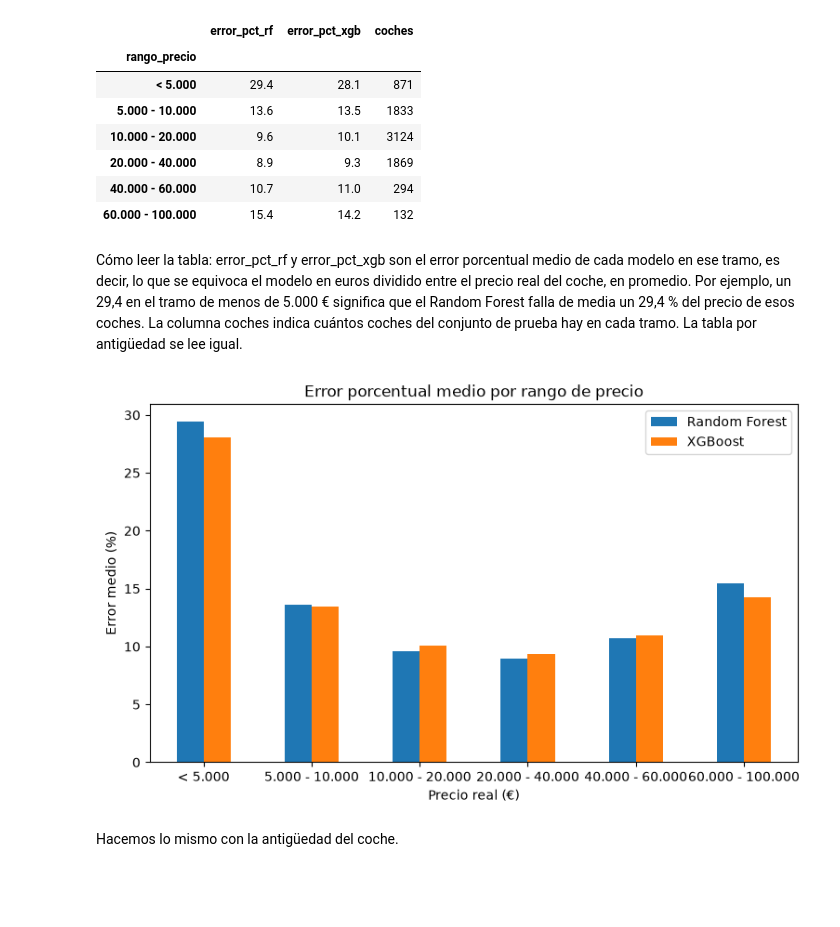
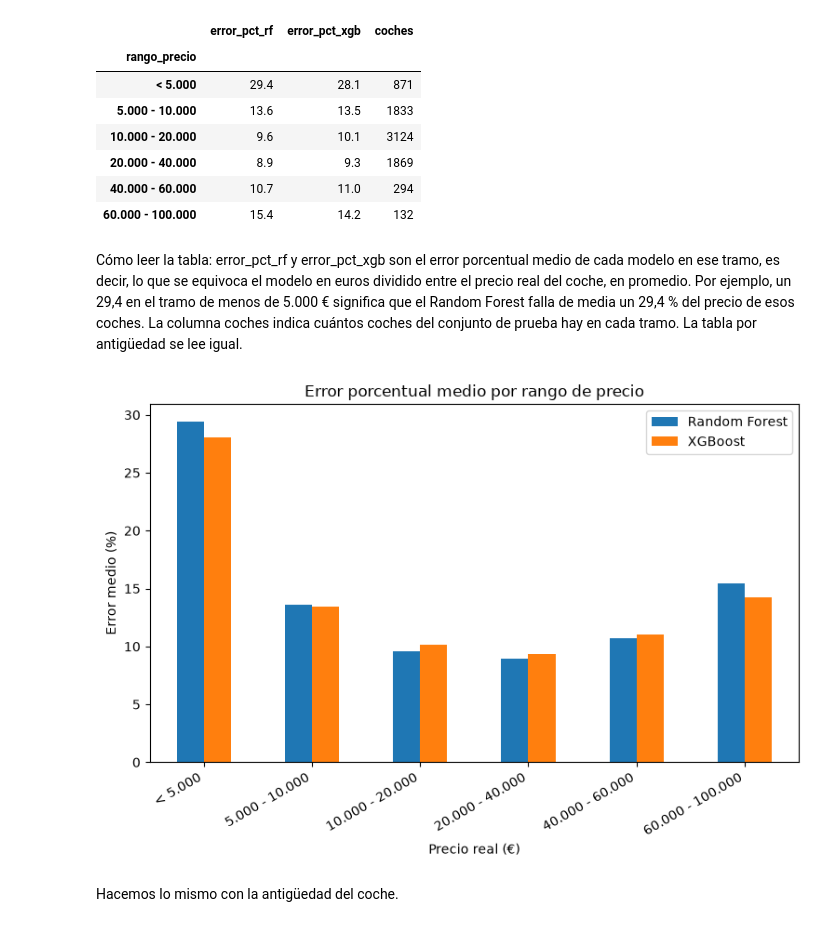
Before and after one commit to rusamen86/tfm-p1-precio-coches, a Jupyter notebook: notebooks/05_evaluacion.ipynb, the cells around one changed output. Cells and saved outputs as stored; diff of their text form; code cells hidden in the pictures; blank space fills up the shorter version.

```diff
--- a/notebooks/05_evaluacion.ipynb
+++ b/notebooks/05_evaluacion.ipynb
@@ -179,19 +179,19 @@ error_por_precio.round(1)
 | 20.000 - 40.000 | 8.9 | 9.3 | 1869 |
 | 40.000 - 60.000 | 10.7 | 11.0 | 294 |
 | 60.000 - 100.000 | 15.4 | 14.2 | 132 |
-# %% [markdown]
-Cómo leer la tabla: error_pct_rf y error_pct_xgb son el error porcentual medio de cada modelo en ese tramo, es decir, lo que se equivoca el modelo en euros dividido entre el precio real del coche, en promedio. Por ejemplo, un 29,4 en el tramo de menos de 5.000 € significa que el Random Forest falla de media un 29,4 % del precio de esos coches. La columna coches indica cuántos coches del conjunto de prueba hay en cada tramo. La tabla por antigüedad se lee igual.
+# %% [markdown]
+Cómo leer la tabla: error_pct_rf y error_pct_xgb son el error porcentual medio de cada modelo en ese tramo, es decir, lo que se equivoca el modelo en euros dividido entre el precio real del coche, en promedio. Por ejemplo, un 29,4 en el tramo de menos de 5.000 € significa que el Random Forest falla de media un 29,4 % del precio de esos coches. La columna coches indica cuántos coches del conjunto de prueba hay en cada tramo. La tabla por antigüedad se lee igual.
 # %%
 error_por_precio[['error_pct_rf', 'error_pct_xgb']].plot(kind='bar', figsize=(9, 5))
 plt.title('Error porcentual medio por rango de precio')
 plt.xlabel('Precio real (€)')
 plt.ylabel('Error medio (%)')
 plt.legend(['Random Forest', 'XGBoost'])
-plt.xticks(rotation=0)
+plt.xticks(rotation=30, ha='right')
 plt.savefig('../outputs/figures/16_error_por_precio.png', bbox_inches='tight')
 plt.show()
 # %% [output]
-[figure, old version]
+[figure, new version]
 # %% [markdown]
 Hacemos lo mismo con la antigüedad del coche.
 # %%
```
Also changed, not shown: 2 other files.
